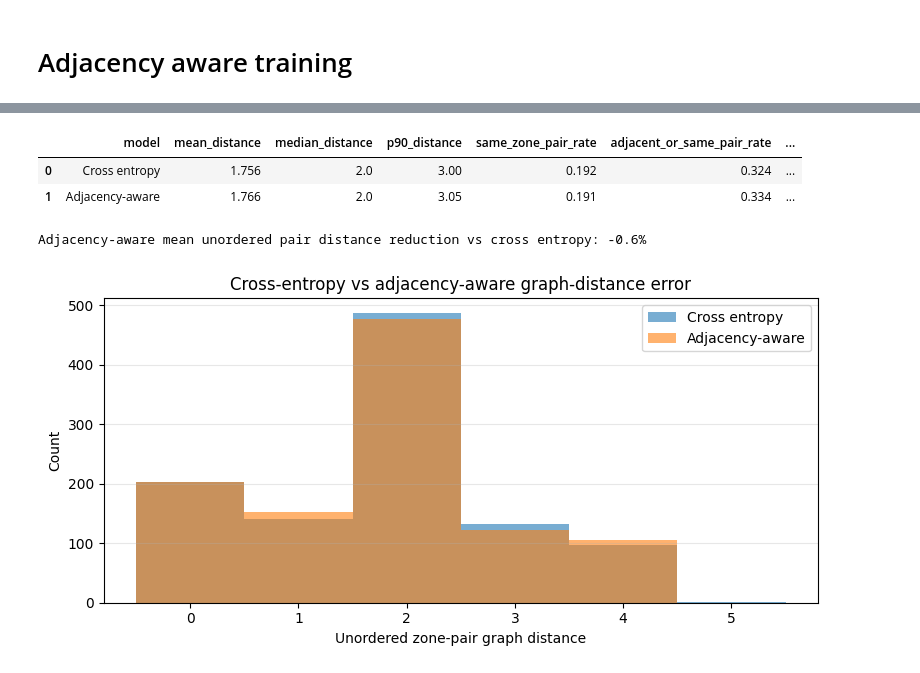
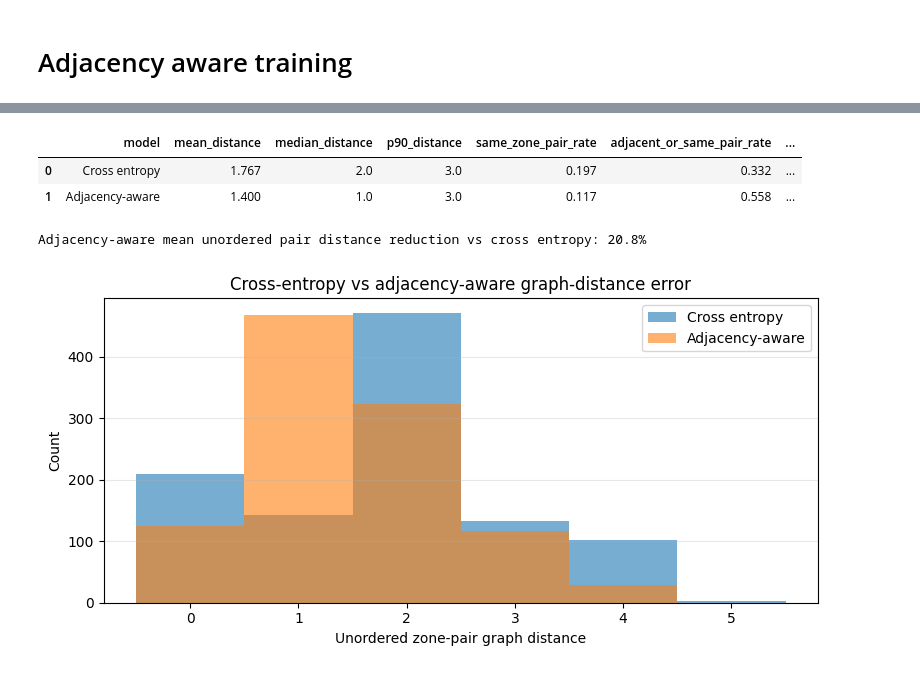
Before and after one commit to mohamad-hasan-sohan-ajini/predictive-maintenance, a Jupyter notebook: src/predictive_maintenance_xgboost_where.ipynb, the cells around one changed output, grey strips where cells are left out. Cells and saved outputs as stored; diff of their text form; code cells hidden in the pictures.

Commit message:
Increase adjacency weight

```diff
--- a/src/predictive_maintenance_xgboost_where.ipynb
+++ b/src/predictive_maintenance_xgboost_where.ipynb
@@ -210,7 +211,7 @@ WhereTransformer(
 )
 # %%
 LEARNING_RATE = 3e-6
-NUM_EPOCHS = 30
+NUM_EPOCHS = 50
 VIRTUAL_BATCH_SIZE = 32
 DEVICE = torch.device("cuda" if torch.cuda.is_available() else "cpu")
 
@@ -746,7 +754,7 @@ class GraphDistanceUnorderedZoneLoss(nn.Module):
             return loss
         raise ValueError(f"Unsupported reduction: {self.reduction}")
 # %%
-ADJACENCY_DISTANCE_WEIGHT = 0.2
+ADJACENCY_DISTANCE_WEIGHT = 2.0
 
 edge_zone_df = pd.read_csv(EDGE_ZONE_PATH)
 zone_edges = [
@@ -951,35 +959,38 @@ adjacency_comparison_df = pd.DataFrame(
 )
 
 display(adjacency_comparison_df.round(3))
 print(
     "Adjacency-aware mean unordered pair distance reduction vs cross entropy: "
     f"{adjacency_summary['mean_distance_reduction_vs_cross_entropy']:.1%}"
 )
 
 bins = np.arange(-0.5, zone_graph_diameter + 1.5, 1)
 fig, ax = plt.subplots(figsize=(8, 4))
 ax.hist(
     baseline_pair_distances[np.isfinite(baseline_pair_distances)],
     bins=bins,
     alpha=0.6,
     label="Cross entropy",
 )
 ax.hist(
     adjacency_pair_distances[np.isfinite(adjacency_pair_distances)],
     bins=bins,
     alpha=0.6,
     label="Adjacency-aware",
 )
 ax.set_xlabel("Unordered zone-pair graph distance")
 ax.set_ylabel("Count")
-ax.set_title("Cross-entropy vs adjacency-aware graph-distance error")
+# ax.set_title("Cross-entropy vs adjacency-aware graph-distance error")
 ax.legend()
 ax.grid(axis="y", alpha=0.3)
 plt.tight_layout()
+plt.savefig(
+    OUTPUT_DIR / "where_cross_entropy_vs_adjacency_graph_distance_error.pdf", dpi=300
+)
 plt.show()
 # %% [output]
 |  | model | mean_distance | median_distance | p90_distance | same_zone_pair_rate | adjacent_or_same_pair_rate | ... |
-| 0 | Cross entropy | 1.756 | 2.0 | 3.00 | 0.192 | 0.324 | ... |
-| 1 | Adjacency-aware | 1.766 | 2.0 | 3.05 | 0.191 | 0.334 | ... |
+| 0 | Cross entropy | 1.767 | 2.0 | 3.0 | 0.197 | 0.332 | ... |
+| 1 | Adjacency-aware | 1.400 | 1.0 | 3.0 | 0.117 | 0.558 | ... |
-Adjacency-aware mean unordered pair distance reduction vs cross entropy: -0.6%
+Adjacency-aware mean unordered pair distance reduction vs cross entropy: 20.8%
-[figure, old version]
+[figure, new version]
```
Also changed, not shown: parts of 5 cells of this notebook.
